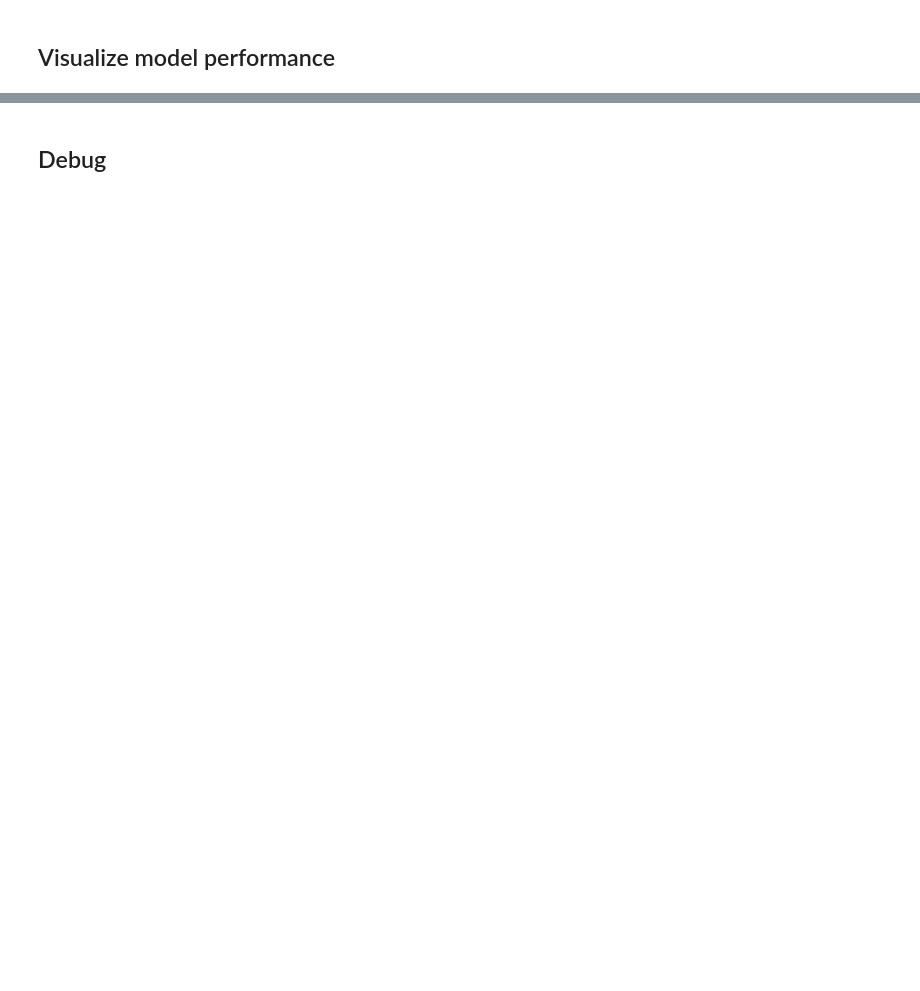
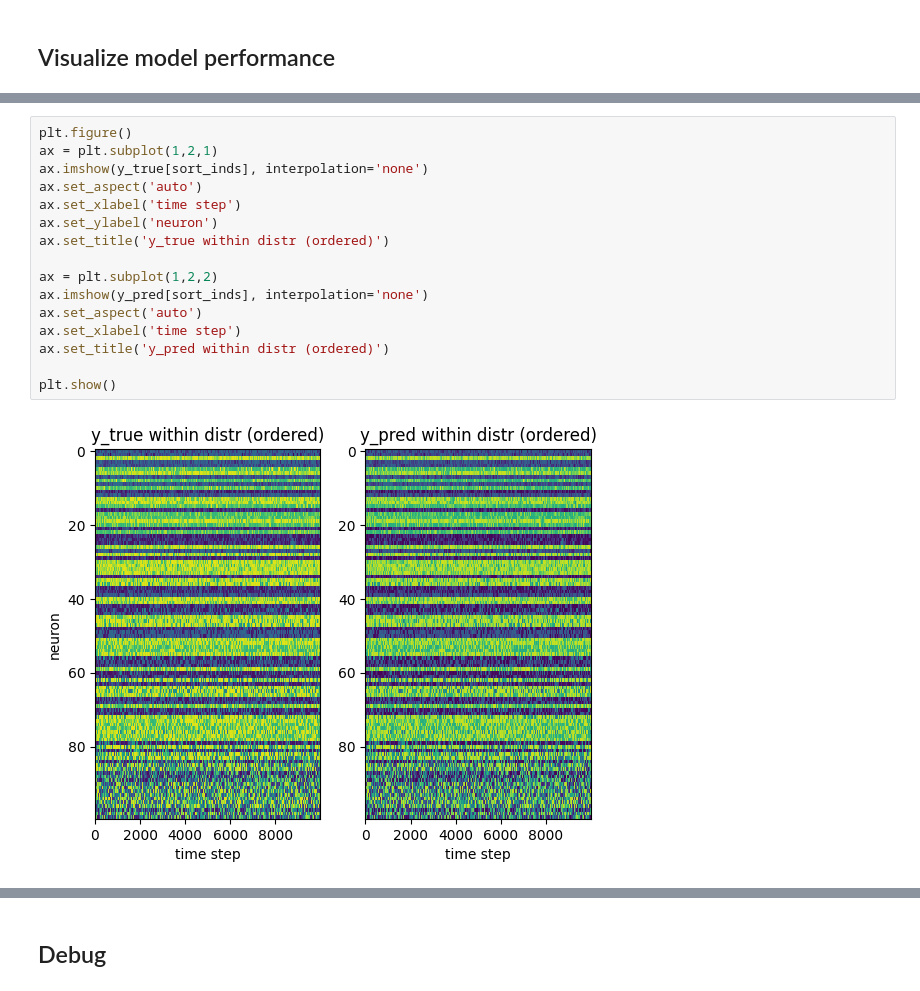
Before and after one commit to neuro-will/probabilistic_model_synthesis, a Jupyter notebook: gnlr_simulations/vis_one_dim_synthesis_example.ipynb, the cells around one changed output, grey strips where cells are left out. Drawn from its saved outputs; the diff is of its cells as text; blank space fills up the shorter version.

```diff
--- a/gnlr_simulations/vis_one_dim_synthesis_example.ipynb
+++ b/gnlr_simulations/vis_one_dim_synthesis_example.ipynb
@@ -701,0 +768,18 @@ Done evaluating model performance for subject 99.
+# %%
+plt.figure()
+ax = plt.subplot(1,2,1)
+ax.imshow(y_true[sort_inds], interpolation='none')
+ax.set_aspect('auto')
+ax.set_xlabel('time step')
+ax.set_ylabel('neuron')
+ax.set_title('y_true within distr (ordered)')
+
+ax = plt.subplot(1,2,2)
+ax.imshow(y_pred[sort_inds], interpolation='none')
+ax.set_aspect('auto')
+ax.set_xlabel('time step')
+ax.set_title('y_pred within distr (ordered)')
+
+plt.show()
+# %% [output]
+[figure, added]
```
Also changed, not shown: parts of 29 cells of this notebook, 13 other files.
